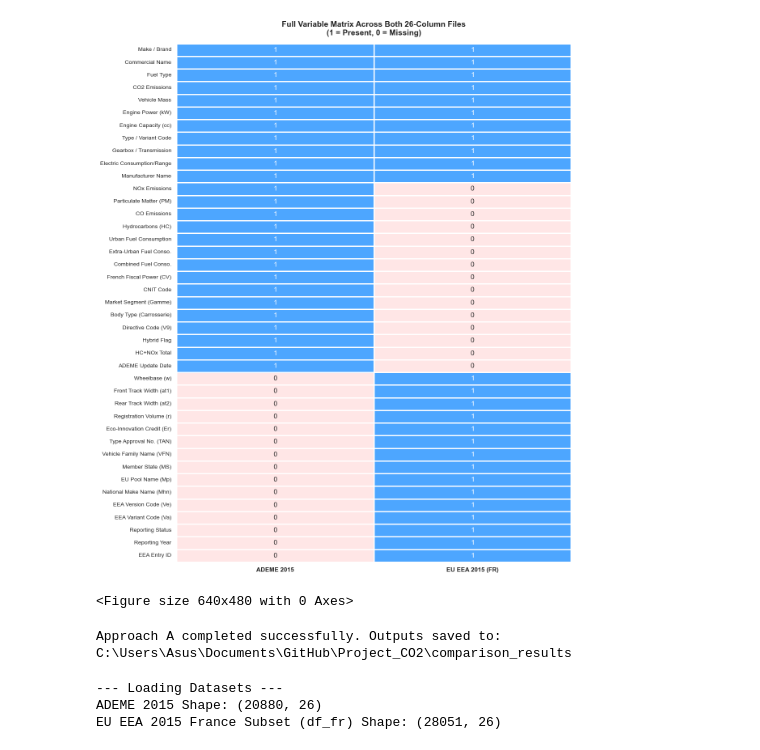
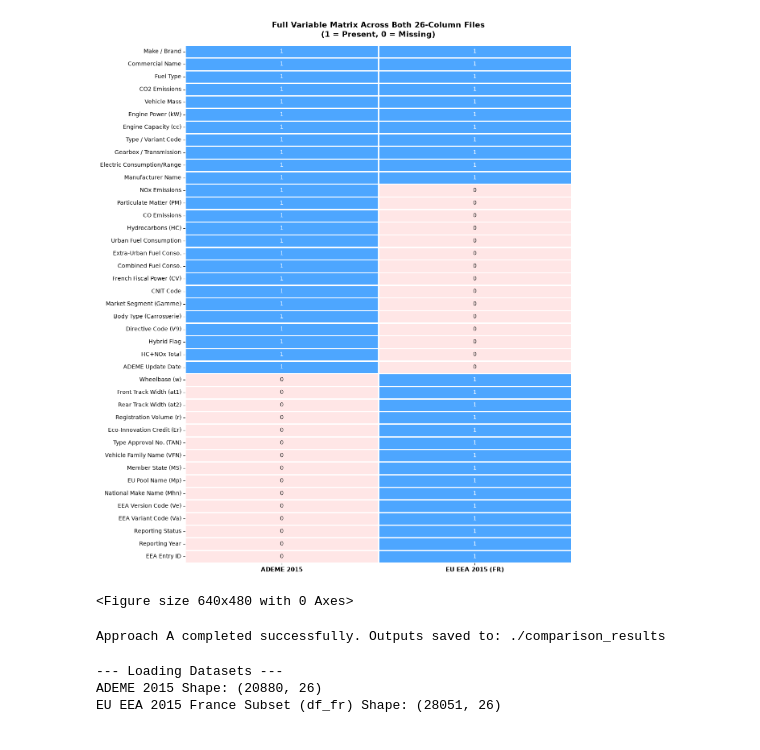
Before and after one commit to serhatgemici/project_data_exploration, a Jupyter notebook: EU_FR_2015_comparison.ipynb, the cells around one changed output. Cells and saved outputs as stored; diff of their text form; code cells hidden in the pictures.

```diff
--- a/EU_FR_2015_comparison.ipynb
+++ b/EU_FR_2015_comparison.ipynb
@@ -147,36 +149,39 @@ plt.figure(figsize=(12, 14))
 sns.heatmap(
     df_all_vars,
     annot=True,
     cbar=False,
     cmap=["#ffe6e6", "#4da6ff"],
     linewidths=1,
     linecolor="white",
     fmt="d",
 )
 
 plt.title(
     "Full Variable Matrix Across Both 26-Column Files\n(1 = Present, 0 = Missing)",
     fontsize=14,
     fontweight="bold",
     pad=15,
 )
+
+output_dir = "./comparison_results"
+os.makedirs(output_dir, exist_ok=True)
 plt.yticks(fontsize=10)
 plt.xticks(fontsize=11, fontweight="bold")
 plt.tight_layout()
 plt.show()
 plt.savefig(
     os.path.join(output_dir, "approach_a_co2_distribution_comparison.png")
 )
 
 plt.show()
 
 print(
     f"\nApproach A completed successfully. Outputs saved to: {output_dir}"
 )
 # %% [output]
-[figure, old version]
+[figure, new version]
 <Figure size 640x480 with 0 Axes>
-Approach A completed successfully. Outputs saved to: C:\Users\Asus\Documents\GitHub\Project_CO2\comparison_results
+Approach A completed successfully. Outputs saved to: ./comparison_results
 # %%
 # Exploration of similarities between the information in the columns ADEME v/s EEA
 #
```
Also changed, not shown: parts of 4 cells of this notebook, 4 other files.
